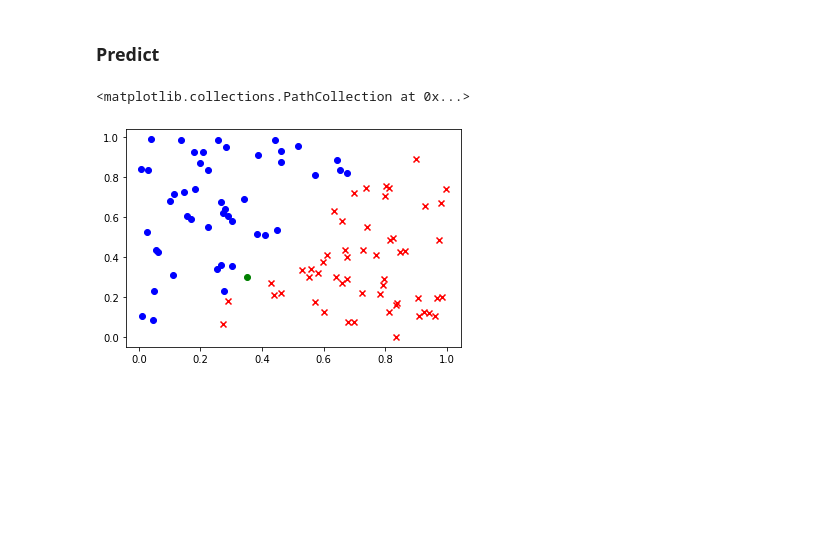
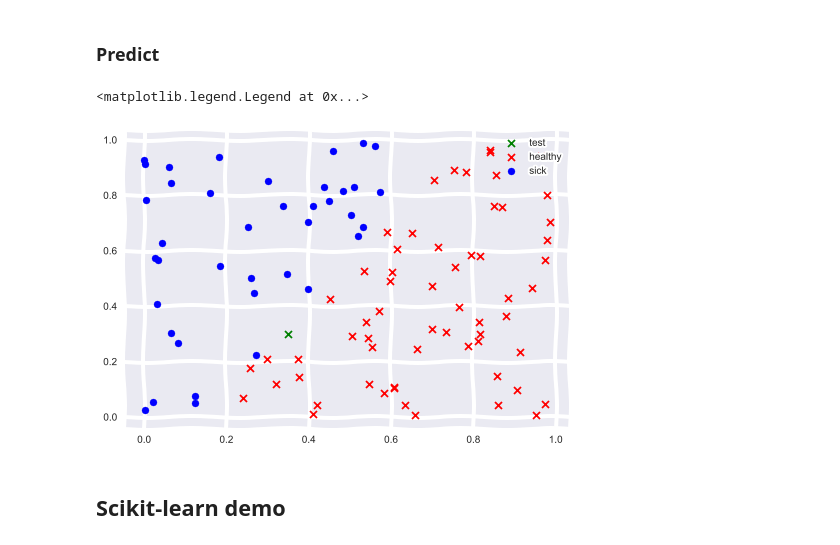
Before and after one commit to vaibhav-sinha/data-science-tech-talks, a Jupyter notebook: machine-learning/knn/knn.ipynb, the cells around one changed output. Saved outputs shown, nothing was run; the diff lists cells and outputs as text; code cells hidden in the pictures; blank space fills up the shorter version.

```diff
--- a/machine-learning/knn/knn.ipynb
+++ b/machine-learning/knn/knn.ipynb
@@ -58,9 +60,14 @@ if crosses_count > circles_count:
 else:
     marker = 'o'
 # %%
-plt.scatter(test[0], test[1], marker=marker, c='g')
-plt.scatter(crosses[:, 0], crosses[:, 1], marker='x', c='r')
-plt.scatter(circles[:, 0], circles[:, 1], marker='o', c='b')
+plt.style.use('seaborn')
+
+plt.scatter(test[0], test[1], marker=marker, c='g', label='test')
+plt.scatter(crosses[:, 0], crosses[:, 1], marker='x', c='r', label='healthy')
+plt.scatter(circles[:, 0], circles[:, 1], marker='o', c='b', label='sick')
+plt.legend()
 # %% [output]
-<matplotlib.collections.PathCollection at 0x...>
+<matplotlib.legend.Legend at 0x...>
-[figure, old version]
+[figure, new version]
+# %% [markdown]
+## Scikit-learn demo
```
Also changed, not shown: parts of 12 cells of this notebook, 3 other files.
